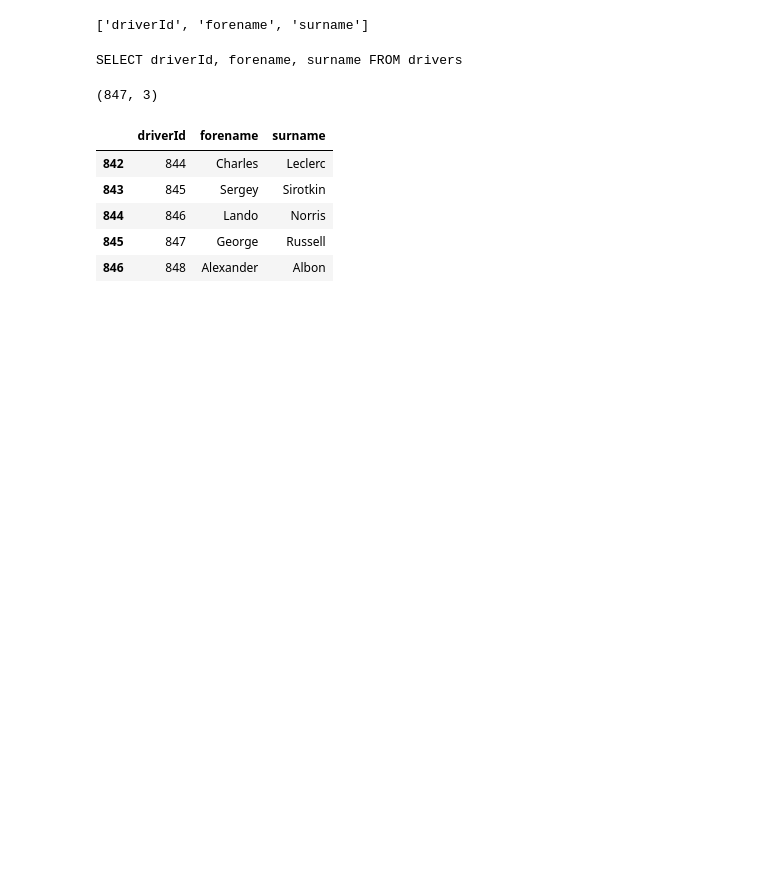
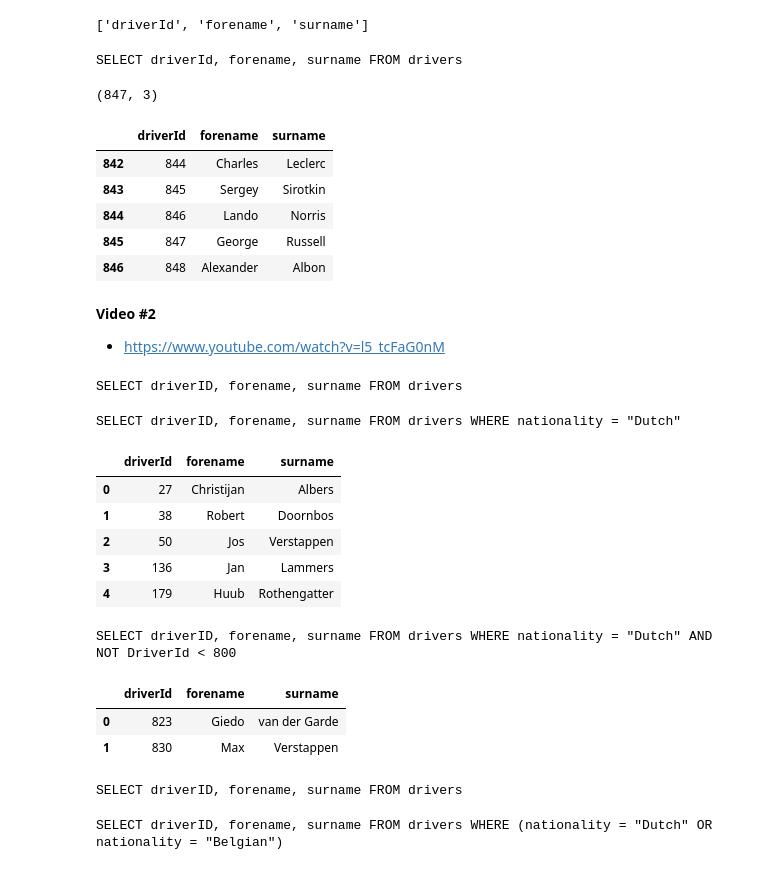
Before and after one commit to jpkeeton/2020Drills, a Jupyter notebook: SimonF1Attempt.ipynb, the cells around one changed output. Saved outputs shown, nothing was run; the diff lists cells and outputs as text; code cells hidden in the pictures; blank space fills up the shorter version.

```diff
--- a/SimonF1Attempt.ipynb
+++ b/SimonF1Attempt.ipynb
@@ -69,3 +67,17 @@ data.tail()
 | 844 | 846 | Lando | Norris |
 | 845 | 847 | George | Russell |
 | 846 | 848 | Alexander | Albon |
+# %% [markdown]
+**Video #2**
+* https://www.youtube.com/watch?v=l5_tcFaG0nM
+# %%
+
+# create a new select
+s_qry = sql_select(['driverID', 'forename', 'surname'], 'drivers')
+# more on sql_select here: https://programmer.spip.net/sql_select,655
+# %%
+# so basically here we are grabbing the columns and telling the query that 'drivers' is the table
+ ## SELECT driverId, forename, surname FROM drivers, print it to confirm
+print(s_qry)
+# %% [output]
+SELECT driverID, forename, surname FROM drivers
@@ -71,0 +89,21 @@ data.tail()
+# %%
+print(s_qry)
+# %% [output]
+SELECT driverID, forename, surname FROM drivers WHERE nationality = "Dutch"
+# %%
+# and here's the table for that query
+data = pd.read_sql_query(str(s_qry), con=engine)
+data.head()
+# %% [output]
+|  | driverId | forename | surname |
+| 0 | 27 | Christijan | Albers |
+| 1 | 38 | Robert | Doornbos |
+| 2 | 50 | Jos | Verstappen |
+| 3 | 136 | Jan | Lammers |
+| 4 | 179 | Huub | Rothengatter |
+# %%
+# add a 2nd where statement
+s_qry.where(attr="DriverId", cond=800, eq='<', d=True)
+print(s_qry)
+# %% [output]
+SELECT driverID, forename, surname FROM drivers WHERE nationality = "Dutch" AND NOT DriverId < 800
@@ -71,0 +113,16 @@ data.tail()
+# %%
+data.head()
+# %% [output]
+|  | driverId | forename | surname |
+| 0 | 823 | Giedo | van der Garde |
+| 1 | 830 | Max | Verstappen |
+# %%
+# Use a list as a condition
+
+# first, clear all the filters
+s_qry.where(clear=True)
+
+# check it out
+print(s_qry)
+# %% [output]
+SELECT driverID, forename, surname FROM drivers
@@ -71,0 +131,5 @@ data.tail()
+# %%
+print(s_qry)
+# note that this will OR the parameters
+# %% [output]
+SELECT driverID, forename, surname FROM drivers WHERE (nationality = "Dutch" OR nationality = "Belgian")
```
Also changed, not shown: parts of 20 cells of this notebook.
